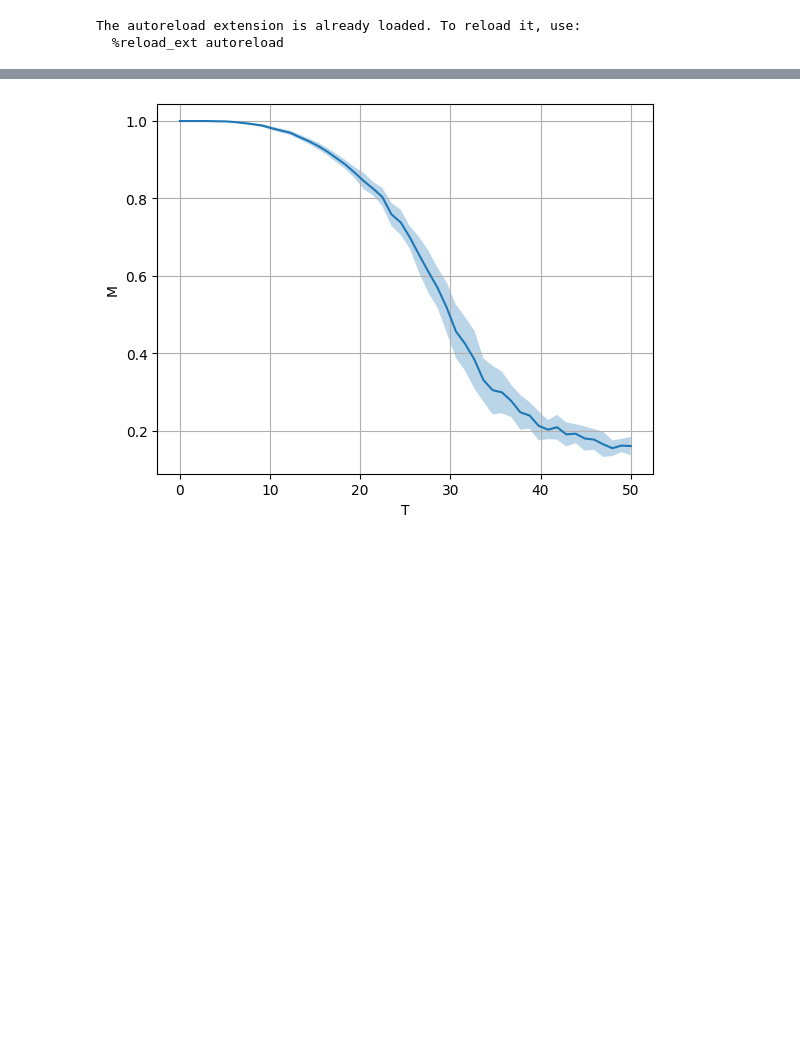
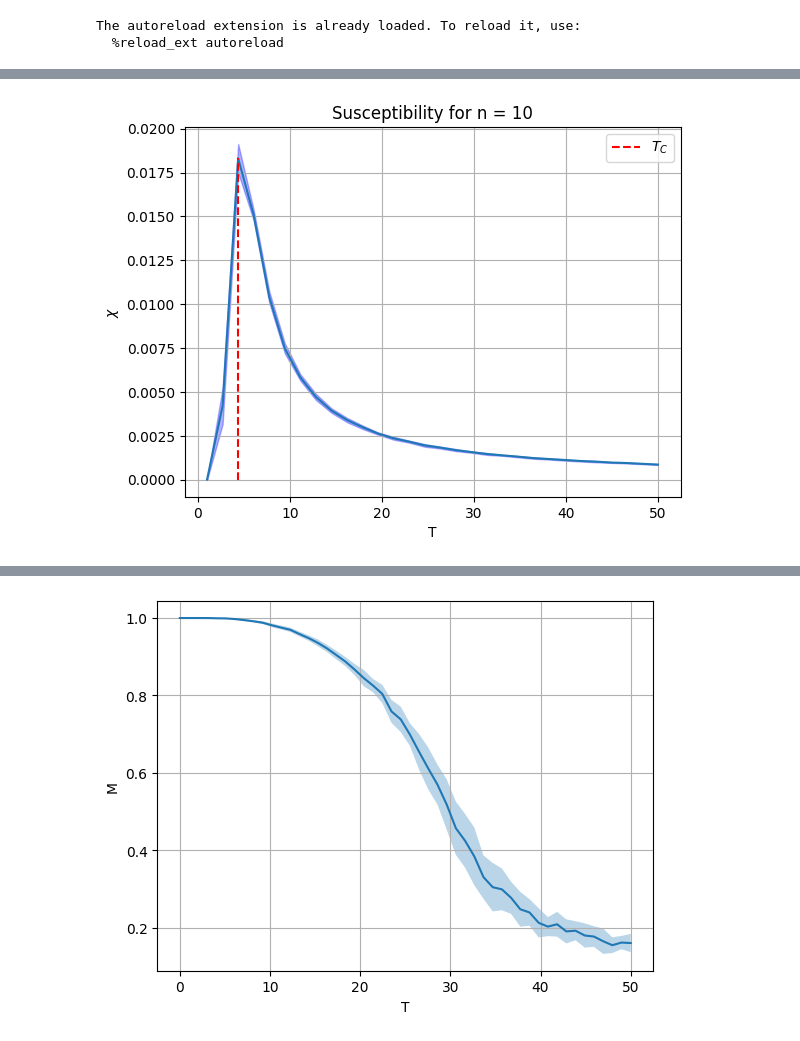
Before and after one commit to mylenevdmaas/CSS2023, a Jupyter notebook: Lotte/run_simulations_lotte.ipynb, the cells around one changed output, grey strips where cells are left out. Drawn from its saved outputs; the diff is of its cells as text; code cells hidden in the pictures; blank space fills up the shorter version.

```diff
--- a/Lotte/run_simulations_lotte.ipynb
+++ b/Lotte/run_simulations_lotte.ipynb
@@ -49,0 +115,21 @@ plt.savefig('max_sus_system_size.png')
+# %%
+n = 10
+temperatures = np.linspace(1, 50, 30)
+J = conn_matrix_basic(n)
+sim_data = run_simulation(15, 10000, temperatures, n, J)
+idx = np.argmax(sim_data[2])
+tc = temperatures[idx]
+
+plt.plot(temperatures, sim_data[2])
+lower_bound = np.subtract(sim_data[2], sim_data[3])
+upper_bound = np.add(sim_data[2], sim_data[3])
+plt.fill_between(temperatures, lower_bound, upper_bound, alpha=0.3, color = 'b')
+plt.ylabel(r'$\chi$')
+plt.xlabel('T')
+plt.title('Susceptibility for n = 10')
+plt.grid()
+plt.vlines(tc, 0, np.max(sim_data[2]), linestyles='dashed', colors='r', label = r'$T_C$')
+plt.legend()
+plt.savefig('Sus_basic.png', bbox_inches = 'tight')
+# %% [output]
+[figure, added]
```
Also changed, not shown: parts of 41 cells of this notebook, 13 other files.
